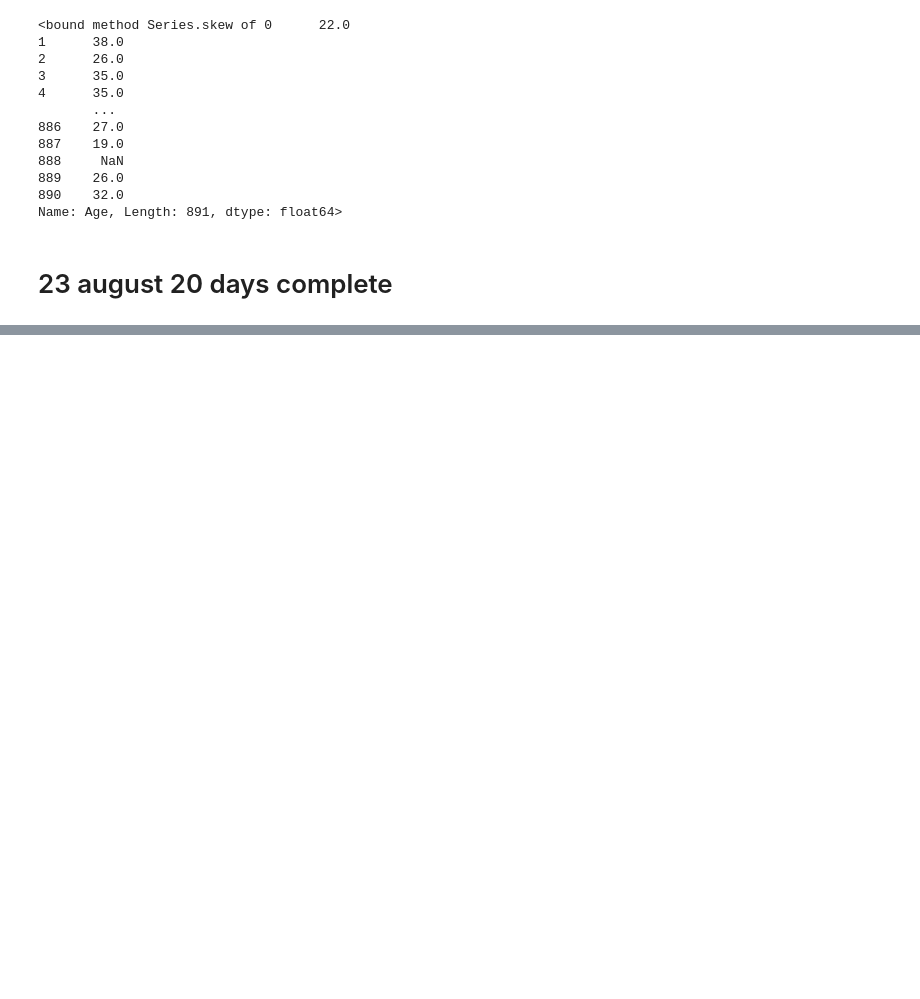
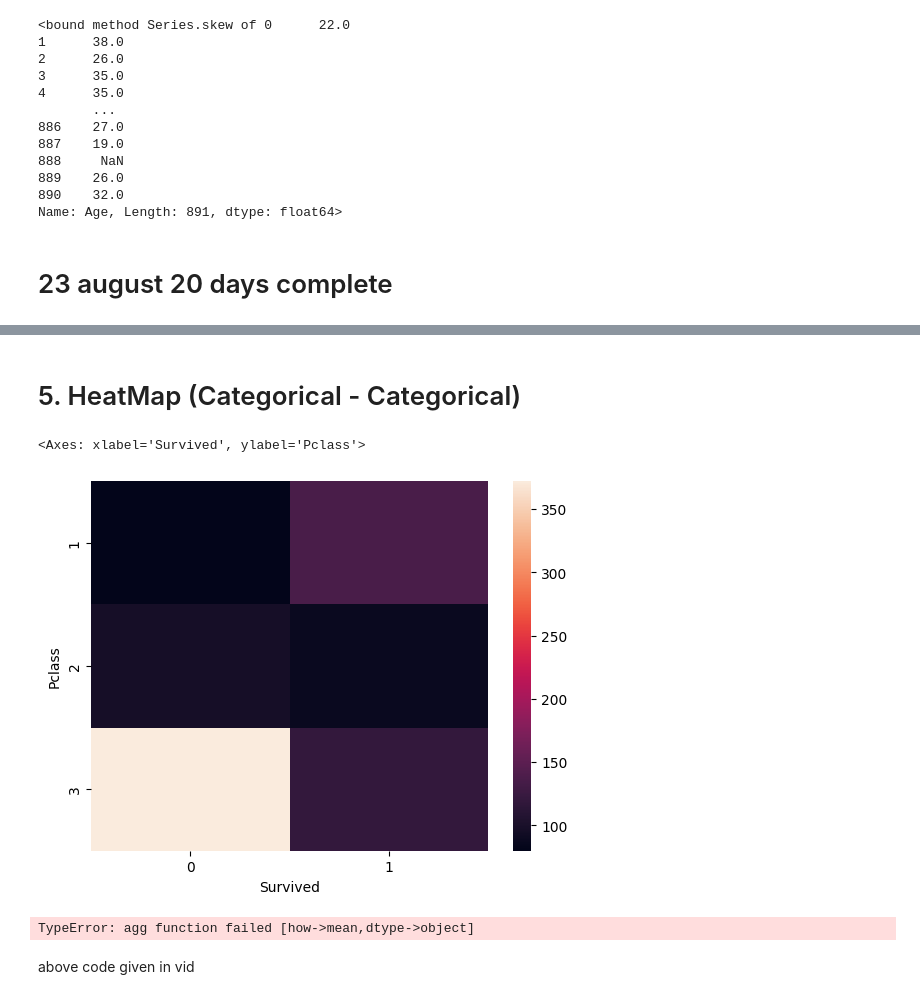
Before and after one commit to naman-fr/ml_tutorial, a Jupyter notebook: tutotrial.ipynb, the cells around one changed output, grey strips where cells are left out. Saved outputs shown, nothing was run; the diff lists cells and outputs as text; code cells hidden in the pictures; blank space fills up the shorter version.

```diff
--- a/tutotrial.ipynb
+++ b/tutotrial.ipynb
@@ -385,0 +508,13 @@ Name: Age, Length: 891, dtype: float64>
+# %% [markdown]
+# 5. HeatMap (Categorical - Categorical)
+# %%
+sns.heatmap(pd.crosstab(titanic['Pclass'],titanic['Survived']))
+# %% [output]
+<Axes: xlabel='Survived', ylabel='Pclass'>
+[figure, added]
+# %%
+(titanic.groupby('Embarked').mean()['Survived']*100)
+# %% [output]
+TypeError: agg function failed [how->mean,dtype->object]
+# %% [markdown]
+above code given in vid
```
Also changed, not shown: parts of 51 cells of this notebook.
